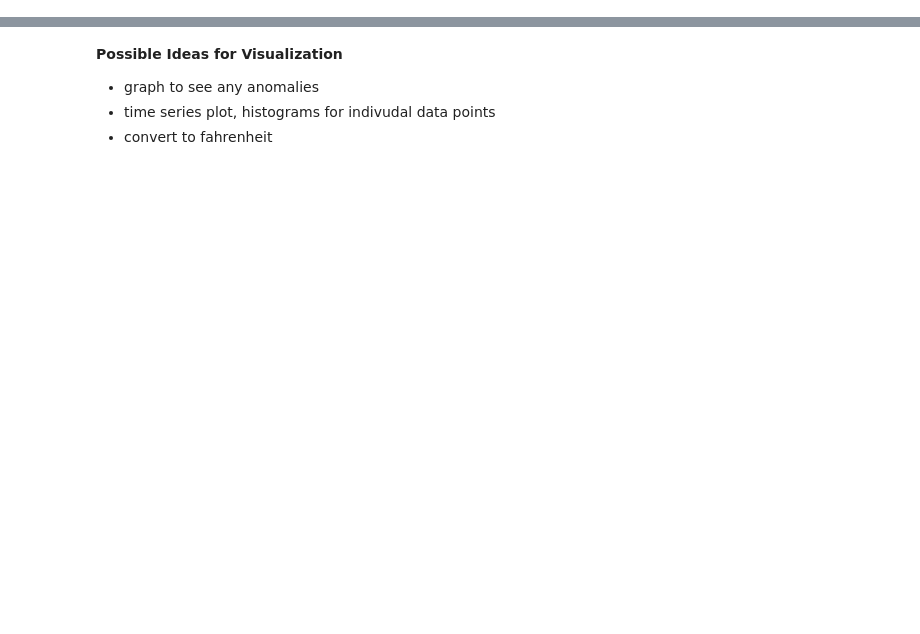
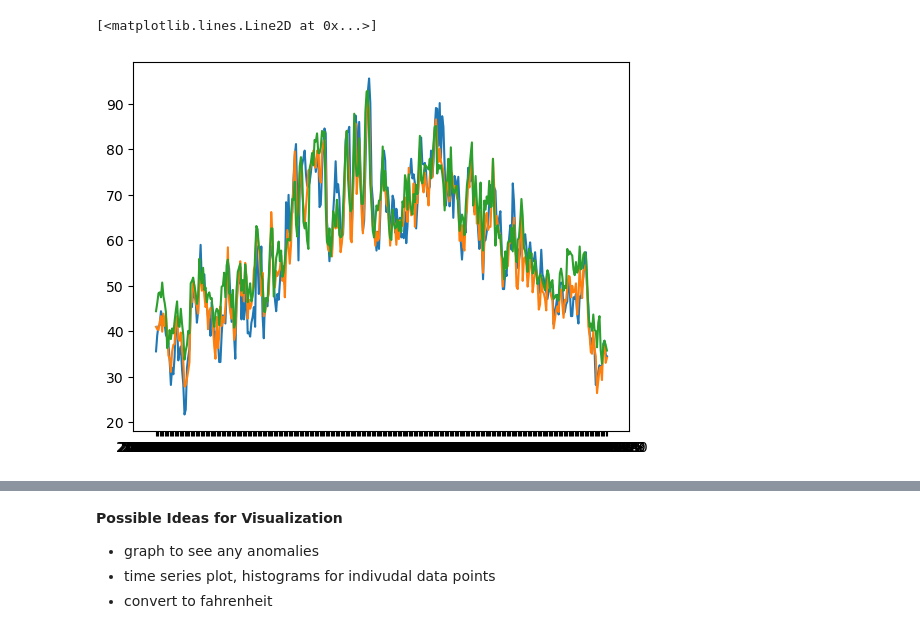
Before and after one commit to kyljgr/t30_cs345, a Jupyter notebook: data_visualization.ipynb, the cells around one changed output, grey strips where cells are left out. Drawn from its saved outputs; the diff is of its cells as text; code cells hidden in the pictures; blank space fills up the shorter version.

```diff
--- a/data_visualization.ipynb
+++ b/data_visualization.ipynb
@@ -63,0 +59,8 @@ Name: DATE, Length: 3654, dtype: object
+# %%
+#max
+plt.plot(df['DATE'][:365], df['DRESDEN_temp_max'][:365])
+plt.plot(df['DATE'][:365], df['KASSEL_temp_max'][:365])
+plt.plot(df['DATE'][:365], df['DUSSELDORF_temp_max'][:365])
+# %% [output]
+[<matplotlib.lines.Line2D at 0x...>]
+[figure, added]
```
Also changed, not shown: parts of 2 cells of this notebook.
